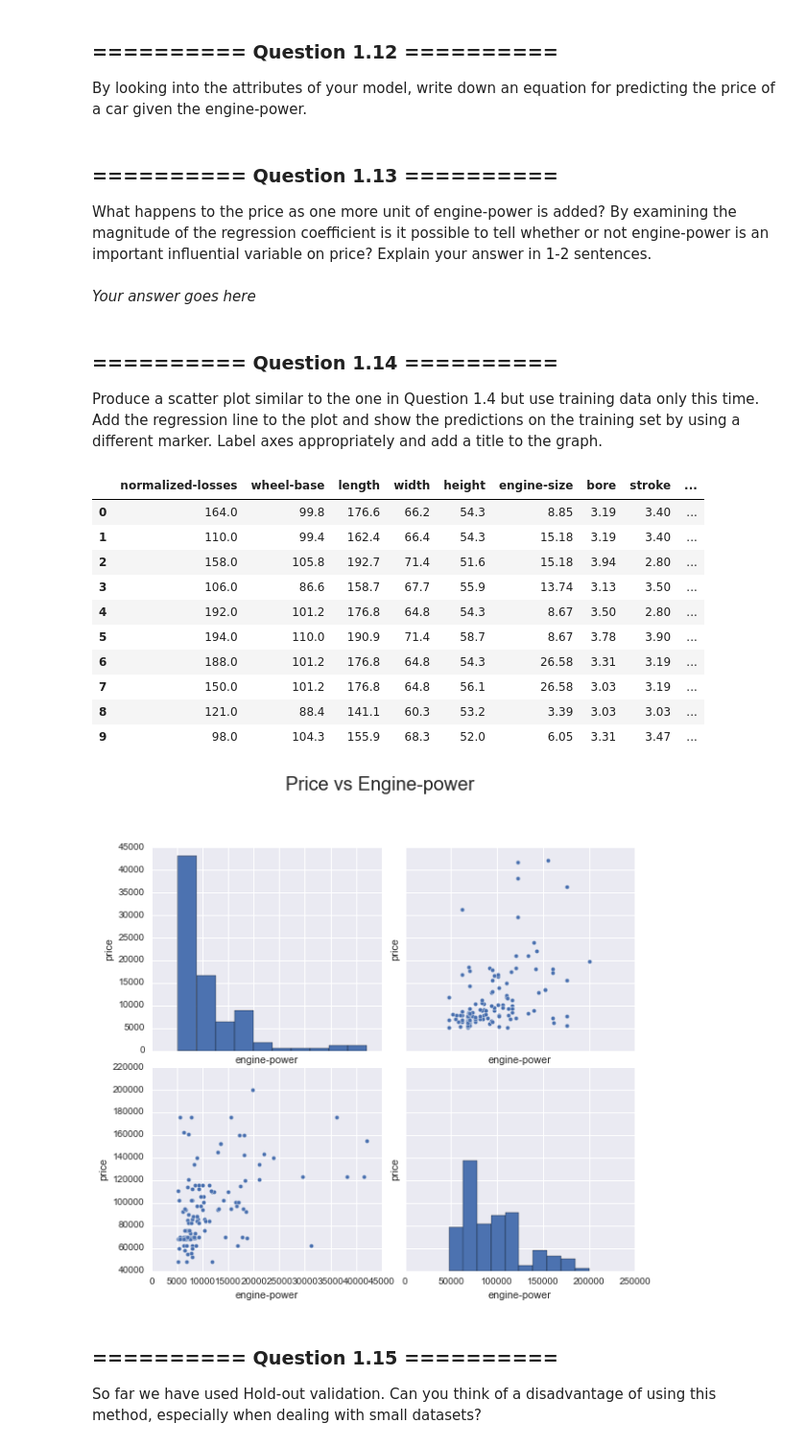
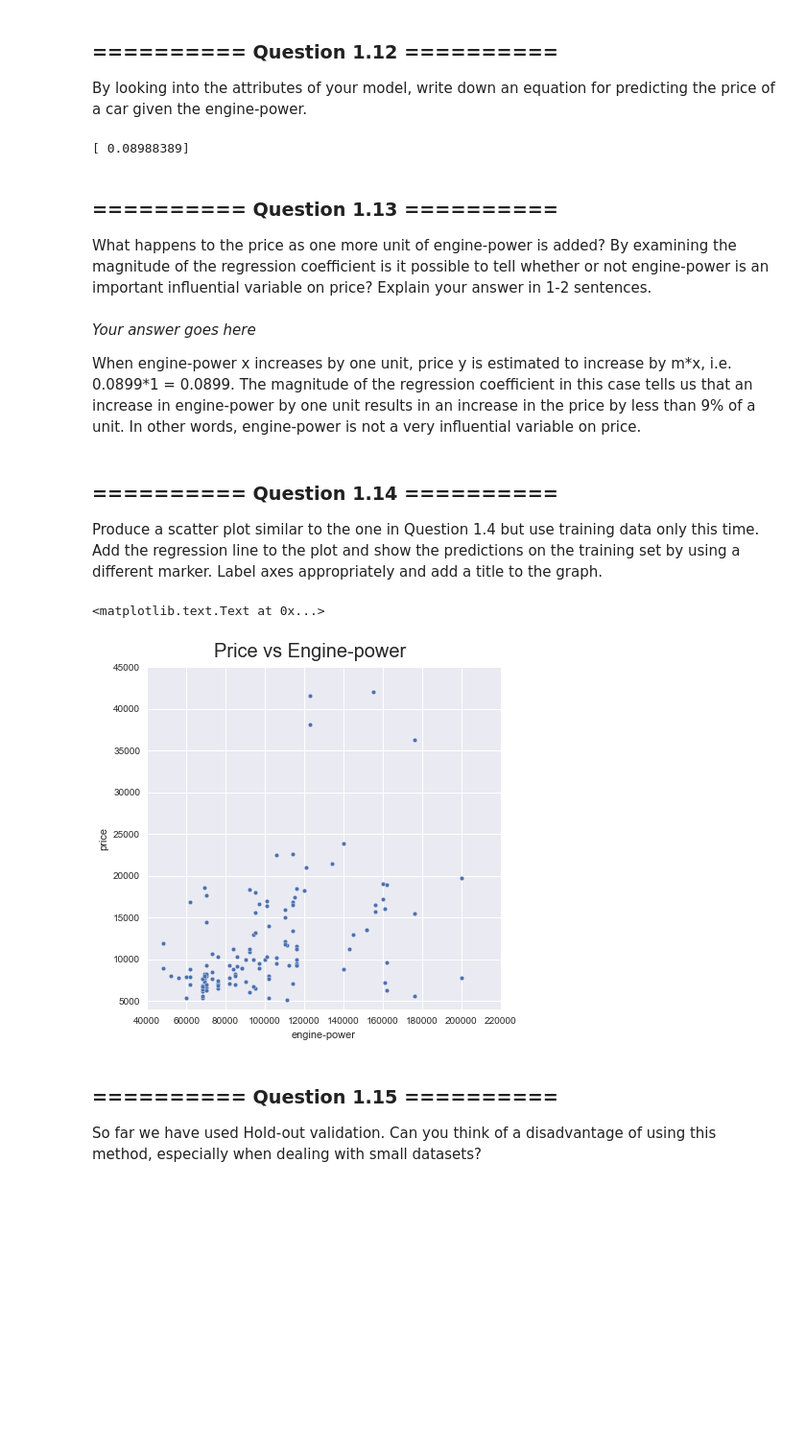
Before and after one commit to Dr-Alan-Turing/IAMachineLearning, a Jupyter notebook: 05_Assignment_2.ipynb, the cells around one changed output. Shown: that part at 96% size. Saved outputs shown, nothing was run; the diff lists cells and outputs as text; code cells hidden in the pictures; blank space fills up the shorter version.

```diff
--- a/05_Assignment_2.ipynb
+++ b/05_Assignment_2.ipynb
@@ -192,32 +187,38 @@ By looking into the attributes of your model, write down an equation for predict
+# %%
+# Your code goes here
+def pred_price(x):
+    m = lr_classifier.coef_
+    c = lr_classifier.intercept_
+    y = m*x + c
+    return y
+
+print(lr_classifier.coef_)
+# %% [output]
+[ 0.08988389]
 # %% [markdown]
 ### ========== Question 1.13  ==========
 What happens to the price as one more unit of engine-power is added? By examining the magnitude of the regression coefficient is it possible to tell whether or not engine-power is an important influential variable on price? Explain your answer in 1-2 sentences.
-# %% [markdown]
-*Your answer goes here*
+# %% [markdown]
+*Your answer goes here*
+
+When engine-power x increases by one unit, price y is estimated to increase by m\*x, i.e. 0.0899\*1 = 0.0899. The magnitude of the regression coefficient in this case tells us that an increase in engine-power by one unit results in an increase in the price by less than 9% of a unit. In other words, engine-power is not a very influential variable on price.
 # %% [markdown]
 ### ========== Question 1.14  ==========
 Produce a scatter plot similar to the one in Question 1.4 but use training data only this time. Add the regression line to the plot and show the predictions on the training set by using a different marker. Label axes appropriately and add a title to the graph.
 # %%
 # Your code goes here
-Xy_train = auto_numeric[0 : len(X_train)] # pd.DataFrame(X_train, y_train)
-g = sns.pairplot(data=Xy_train, vars=['price', 'engine-power'], size=4)
-g.set(xlabel = 'engine-power', ylabel = 'price')
-g.fig.subplots_adjust(top=0.85)
+Xy_train = pd.DataFrame(columns=['engine-power', 'price'])
+Xy_train['engine-power'] = X_train.reshape(len(X_train))
+Xy_train['price'] = y_train.tolist()
+
+g = sns.pairplot(data=Xy_train, x_vars=['engine-power'], y_vars=['price'], size=6)
+g.axes[0,0].set_xlim(40000,)
+g.axes[0,0].set_ylim(4000,)
+g.fig.subplots_adjust(top=0.92)
 g.fig.suptitle('Price vs Engine-power', fontsize=20)
-Xy_train.head(10)
 # %% [output]
-|  | normalized-losses | wheel-base | length | width | height | engine-size | bore | stroke | ... |
-| 0 | 164.0 | 99.8 | 176.6 | 66.2 | 54.3 | 8.85 | 3.19 | 3.40 | ... |
-| 1 | 110.0 | 99.4 | 162.4 | 66.4 | 54.3 | 15.18 | 3.19 | 3.40 | ... |
-| 2 | 158.0 | 105.8 | 192.7 | 71.4 | 51.6 | 15.18 | 3.94 | 2.80 | ... |
-| 3 | 106.0 | 86.6 | 158.7 | 67.7 | 55.9 | 13.74 | 3.13 | 3.50 | ... |
-| 4 | 192.0 | 101.2 | 176.8 | 64.8 | 54.3 | 8.67 | 3.50 | 2.80 | ... |
-| 5 | 194.0 | 110.0 | 190.9 | 71.4 | 58.7 | 8.67 | 3.78 | 3.90 | ... |
-| 6 | 188.0 | 101.2 | 176.8 | 64.8 | 54.3 | 26.58 | 3.31 | 3.19 | ... |
-| 7 | 150.0 | 101.2 | 176.8 | 64.8 | 56.1 | 26.58 | 3.03 | 3.19 | ... |
-| 8 | 121.0 | 88.4 | 141.1 | 60.3 | 53.2 | 3.39 | 3.03 | 3.03 | ... |
-| 9 | 98.0 | 104.3 | 155.9 | 68.3 | 52.0 | 6.05 | 3.31 | 3.47 | ... |
+<matplotlib.text.Text at 0x...>
-[figure, old version]
+[figure, new version]
 # %% [markdown]
 ### ========== Question 1.15  ==========
 So far we have used Hold-out validation. Can you think of a disadvantage of using this method, especially when dealing with small datasets?
```
Also changed, not shown: parts of 19 cells of this notebook, 1 other file.
